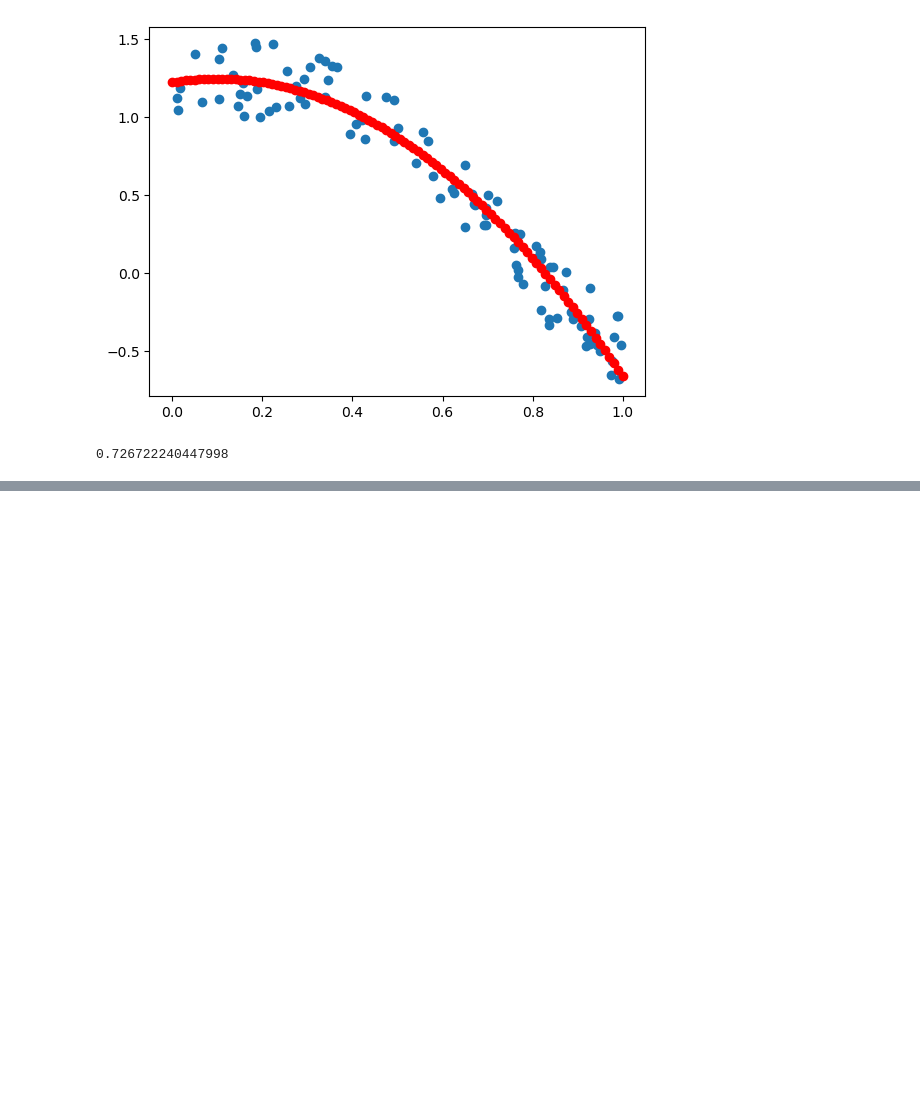
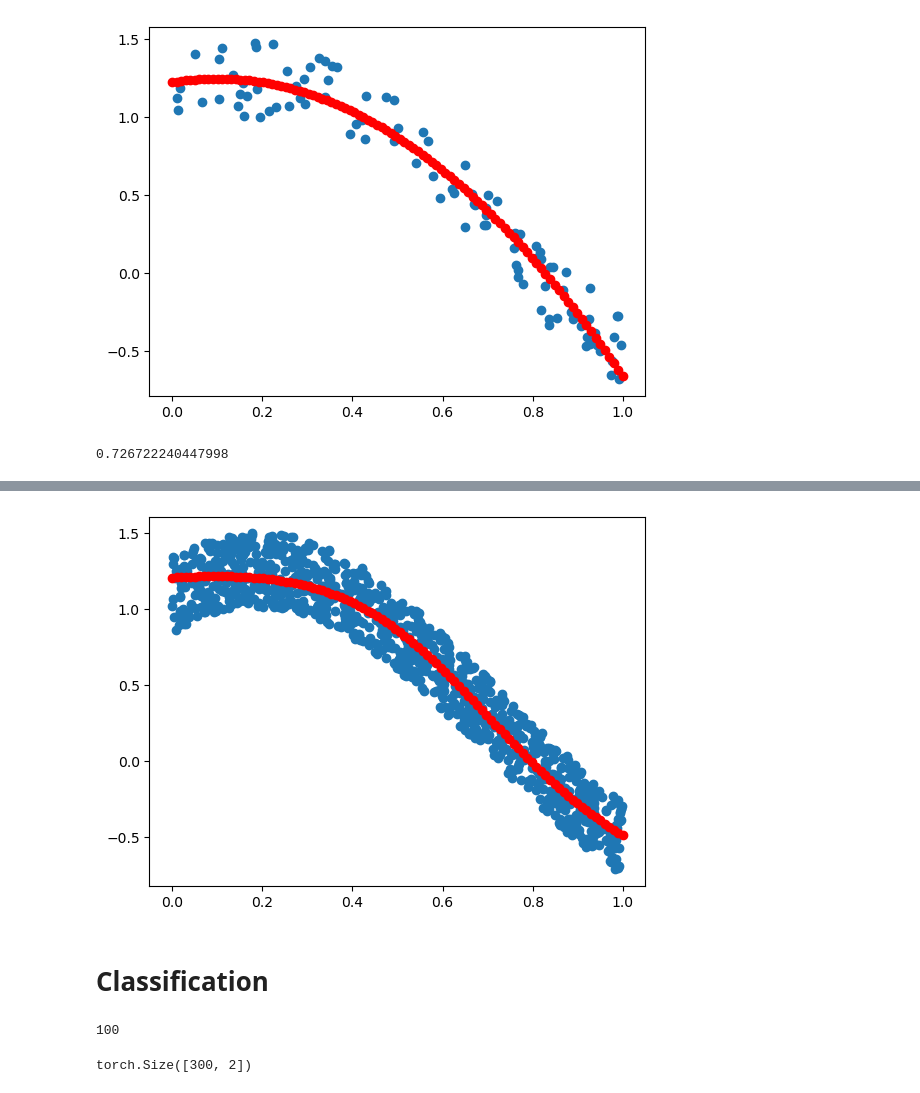
Before and after one commit to jukkraputp/pim-ml, a Jupyter notebook: pytorch.ipynb, the cells around one changed output, grey strips where cells are left out. Drawn from its saved outputs; the diff is of its cells as text; code cells hidden in the pictures; blank space fills up the shorter version.

```diff
--- a/pytorch.ipynb
+++ b/pytorch.ipynb
@@ -152,0 +157,12 @@ print(time.time() - t1)
+# %%
+# [1] 32 16 [1]
+class Regressor(nn.Module):
+    def __init__(self):
+        super().__init__()
+        self.fc1 = nn.Linear(1, 32)
+        self.fc2 = nn.Linear(32, 16)
+        self.fc3 = nn.Linear(16, 1)
+    def forward(self, x):
+        x = torch.sigmoid(self.fc1(x))
+        x = torch.sigmoid(self.fc2(x))
+        return self.fc3(x)
@@ -152,0 +173,2 @@ print(time.time() - t1)
+# %%
+model = Regressor()
@@ -152,0 +181,22 @@ print(time.time() - t1)
+# %%
+N = 1000
+x = torch.rand(N, 1).to(device)
+y = torch.sin(3 * x + 1) + 0.5 * torch.rand(N, 1).to(device)
+# %%
+device = 'cuda'
+
+model = model.to(device)
+
+criterion = nn.MSELoss()
+optimizer = torch.optim.SGD(model.parameters(), lr=0.1)
+
+model.train()
+for epoch in range(5000):
+    y_ = model(x.to(device))
+    loss = criterion(y_, y.to(device))
+
+    optimizer.zero_grad()
+    loss.backward()
+    optimizer.step()
+    if epoch % 100 == 0:
+        print(f'{epoch}: {loss.item()}')
@@ -152,0 +221,20 @@ print(time.time() - t1)
+# %%
+x_ = torch.linspace(0, 1, 100).reshape(-1, 1)
+model.eval()
+with torch.no_grad():
+    y_ = model(x_.to(device))
+plt.scatter(x, y)
+plt.scatter(x_, y_.cpu(), color='r')
+plt.show()
+# %% [output]
+[figure, added]
+# %% [markdown]
+# Classification
+# %%
+N
+# %% [output]
+100
+# %%
+X.shape
+# %% [output]
+torch.Size([300, 2])
```
Also changed, not shown: parts of 12 cells of this notebook.
